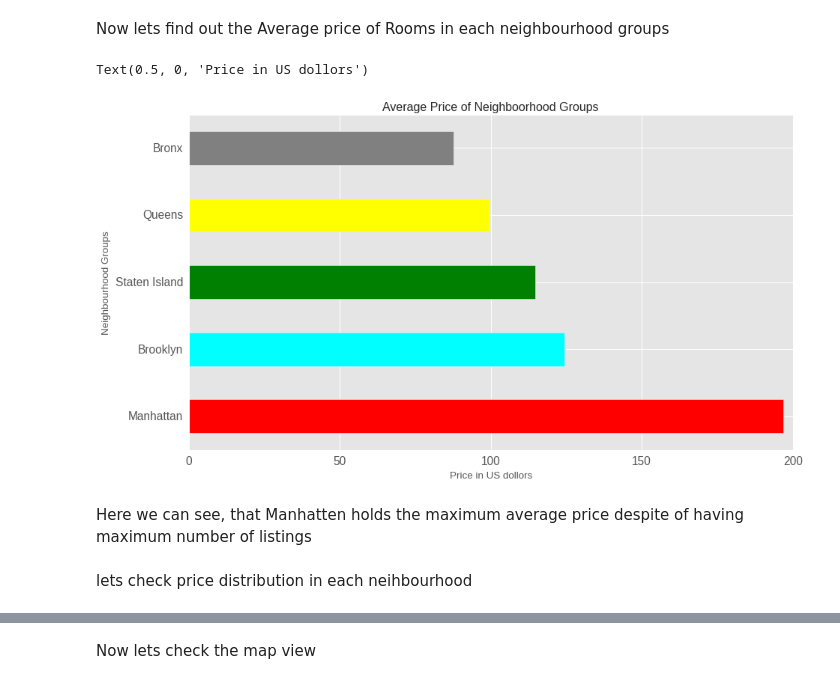
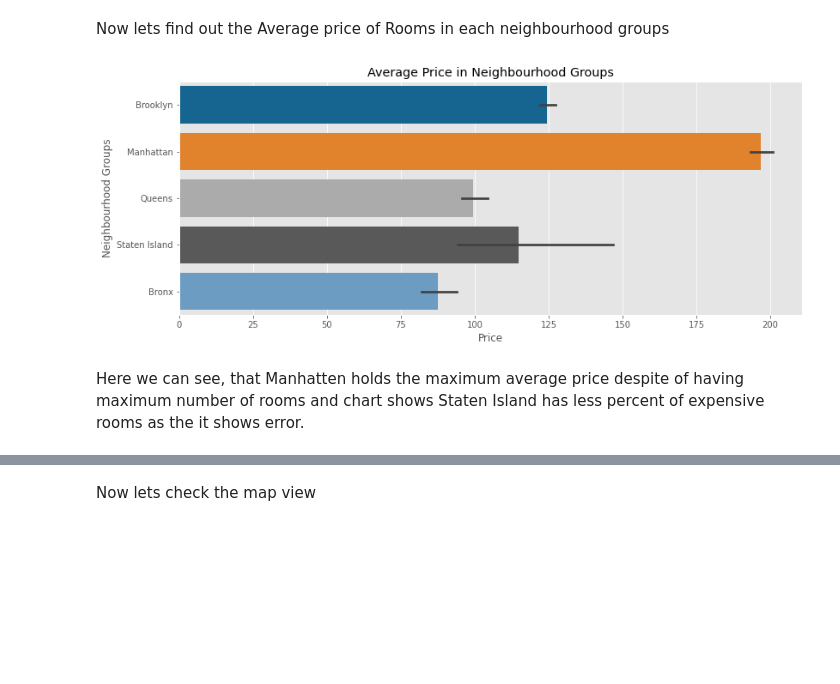
Before and after one commit to aaravpanchal/Ted-Talk-Views-Prediction-, a Jupyter notebook: EDA_AIRBNB_NYC_2019.ipynb, the cells around one changed output, grey strips where cells are left out. Drawn from its saved outputs; the diff is of its cells as text; code cells hidden in the pictures; blank space fills up the shorter version.

```diff
--- a/EDA_AIRBNB_NYC_2019.ipynb
+++ b/EDA_AIRBNB_NYC_2019.ipynb
@@ -162,16 +171,15 @@ Here we can see Only in Manhattan Entire Rooms are 40% more than other room type
 It was about listings basic information, now lets relove around some important factors that comes in mind while booking a room.
 # %% [markdown]
 Now lets find out the Average price of Rooms in each neighbourhood groups
-# %%
-#top priced neighboorhoods
-newdf.groupby("neighbourhood_group").price.mean().sort_values(ascending=False).plot.barh(figsize=(13,7),fontsize=14,color=('red', 'cyan', 'green', 'yellow', 'grey'))
-plt.title("Average Price of Neighboorhood Groups")
-plt.ylabel("Neighbourhood Groups")
-plt.xlabel("Price in US dollors")
-# %% [output]
-Text(0.5, 0, 'Price in US dollors')
-[figure, removed]
+# %%
+plt.figure(figsize=(13,5))
+plt.title("Room Type on Neighbourhood Group")
+sns.barplot(y = 'neighbourhood_group', x = 'price',data = newdf)
+plt.title("Average Price in Neighbourhood Groups")
+plt.ylabel("Neighbourhood Groups")
+plt.xlabel("Price")
+plt.show()
+# %% [output]
+[figure, added]
 # %% [markdown]
-Here we can see, that Manhatten holds the maximum average price despite of having maximum number of listings
+Here we can see, that Manhatten holds the maximum average price despite of having maximum number of rooms and chart shows Staten Island has less percent of expensive rooms as the it shows error.
-# %% [markdown]
-lets check price distribution in each neihbourhood
```
Also changed, not shown: parts of 18 cells of this notebook.
